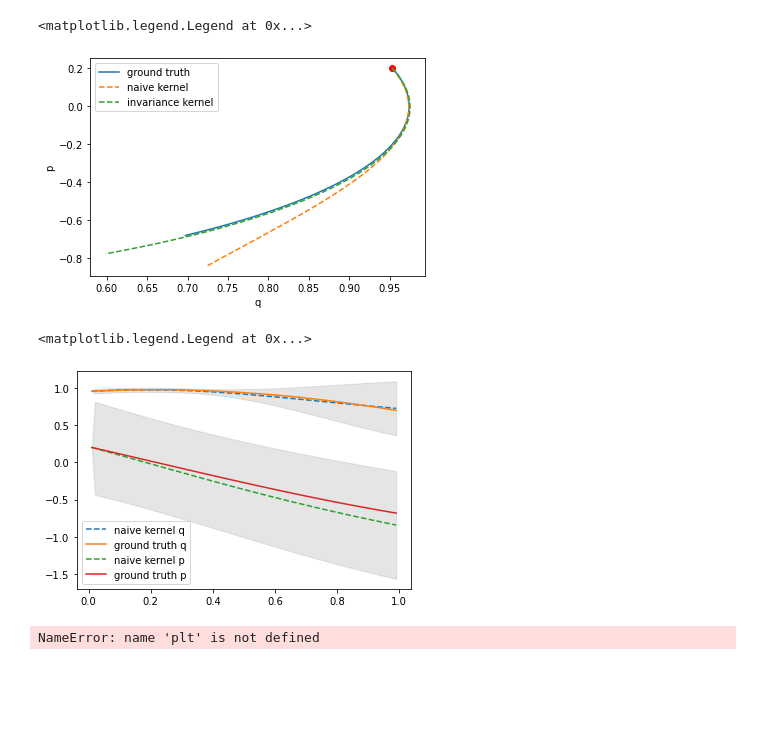
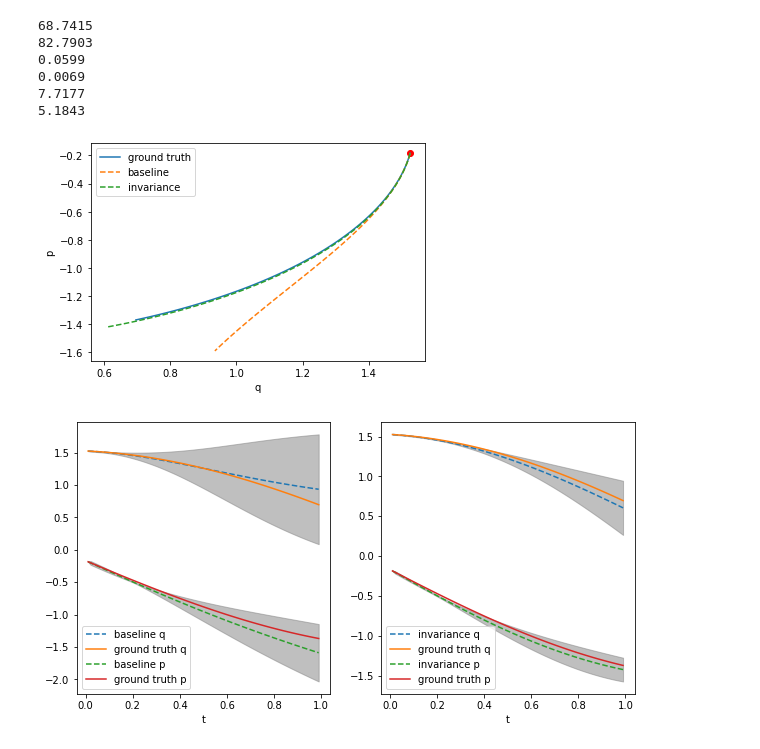
Before and after one commit to charlielao/dynamical_system_invariance_project, a Jupyter notebook: codes/run_undamped.ipynb, the cells around one changed output. Drawn from its saved outputs; the diff is of its cells as text; code cells hidden in the pictures; blank space fills up the shorter version.

Commit message:
finally draw my first figures

```diff
--- a/codes/run_undamped.ipynb
+++ b/codes/run_undamped.ipynb
@@ -13,10 +13,10 @@ os.environ["CUDA_VISIBLE_DEVICES"] = '3'
 mean = ZeroMean(2)
 time_step = 0.01
 training_time = 0.1
-testing_time =  1
+testing_time = 1
 
 max_x = 3
-n_train = 2
+n_train = 1
 train_starting_position = np.random.uniform(-max_x, max_x, (n_train))
 train_starting_velocity = np.random.uniform(-max_x/5, max_x/5, (n_train))
 
@@ -68,36 +103,51 @@ for jitter in [1e-4]:
+# %%
+
+print(format(np.mean(lml_moi),".4f"))
+print(format(np.mean(lml_inv),".4f"))
+print(format(np.mean(eva_future_moi),".4f"))
+print(format(np.mean(eva_future_inv),".4f"))
+print(format(np.mean(eva_grid_moi),".4f"))
+print(format(np.mean(eva_grid_inv),".4f"))
+# %% [output]
+68.7415
+82.7903
+0.0599
+0.0069
+7.7177
+5.1843
 # %%
 import matplotlib.pyplot as plt
 fig, ax = plt.subplots()
 plt.plot(test_data[0][:,0],test_data[0][:,1], label="ground truth")
-plt.plot(evaluate_moi[1][:,0],evaluate_moi[1][:,1], "--", label='naive kernel')
-plt.plot(evaluate_invariance[1][:,0],evaluate_invariance[1][:,1], "--", label="invariance kernel")
+plt.plot(evaluate_moi[1][:,0],evaluate_moi[1][:,1], "--", label='baseline')
+plt.plot(evaluate_invariance[1][:,0],evaluate_invariance[1][:,1], "--", label="invariance")
 plt.scatter(test_data[0][0,0],test_data[0][0,1],color="red")
 plt.xlabel("q")
 plt.ylabel("p")
 plt.legend()
+plt.savefig("figures/SHM_predicted_trajectory.pdf")
 # %% [output]
-<matplotlib.legend.Legend at 0x...>
-[figure, old version]
+[figure, new version]
 # %%
+
+f, (ax1, ax2) = plt.subplots(1, 2,figsize=(10,5))
 t = np.linspace(0, testing_time, int(testing_time/time_step))[1:-1]
-plt.plot(t,evaluate_moi[1][:,0],'--',label="naive kernel q")
-plt.plot(t, test_data[0][:,0], label="ground truth q")
-plt.fill_between(t,evaluate_moi[1][:,0]+1.96*np.sqrt(evaluate_moi[2][:,0]+moi.likelihood.variance.numpy()),evaluate_moi[1][:,0]-1.96*np.sqrt(evaluate_moi[2][:,0]+moi.likelihood.variance.numpy()), color="grey", alpha=0.5)
-plt.plot(t,evaluate_moi[1][:,1],'--',label="naive kernel p")
-plt.plot(t, test_data[0][:,1], label="ground truth p" )
-plt.fill_between(t,evaluate_moi[1][:,1]+1.96*np.sqrt(evaluate_moi[2][:,1]+moi.likelihood.variance.numpy()),evaluate_moi[1][:,1]-1.96*np.sqrt(evaluate_moi[2][:,1]+moi.likelihood.variance.numpy()), color="grey", alpha=0.5)
-plt.legend()
+ax1.plot(t,evaluate_moi[1][:,0],'--',label="baseline q")
+ax1.plot(t, test_data[0][:,0], label="ground truth q")
+ax1.fill_between(t,evaluate_moi[1][:,0]+1.96*np.sqrt(evaluate_moi[2][:,0]+moi.likelihood.variance.numpy()),evaluate_moi[1][:,0]-1.96*np.sqrt(evaluate_moi[2][:,0]+moi.likelihood.variance.numpy()), color="grey", alpha=0.5)
+ax1.plot(t,evaluate_moi[1][:,1],'--',label="baseline p")
+ax1.plot(t, test_data[0][:,1], label="ground truth p" )
+ax1.fill_between(t,evaluate_moi[1][:,1]+1.96*np.sqrt(evaluate_moi[2][:,1]+moi.likelihood.variance.numpy()),evaluate_moi[1][:,1]-1.96*np.sqrt(evaluate_moi[2][:,1]+moi.likelihood.variance.numpy()), color="grey", alpha=0.5)
+ax1.set_xlabel("t")
+ax1.legend()
+ax2.plot(t,evaluate_invariance[1][:,0], '--', label="invariance q")
+ax2.fill_between(t,evaluate_invariance[1][:,0]+1.96*np.sqrt(evaluate_invariance[2][:,0]+m.likelihood.variance.numpy()),evaluate_invariance[1][:,0]-1.96*np.sqrt(evaluate_invariance[2][:,0]+m.likelihood.variance.numpy()), color="grey", alpha=0.5)
+ax2.plot(t, test_data[0][:,0],label="ground truth q")
+ax2.plot(t,evaluate_invariance[1][:,1], '--', label="invariance p")
+ax2.plot(t, test_data[0][:,1],label="ground truth p")
+ax2.fill_between(t,evaluate_invariance[1][:,1]+1.96*np.sqrt(evaluate_invariance[2][:,1]+m.likelihood.variance.numpy()),evaluate_invariance[1][:,1]-1.96*np.sqrt(evaluate_invariance[2][:,1]+m.likelihood.variance.numpy()), color="grey", alpha=0.5)
+ax2.set_xlabel("t")
+ax2.legend()
+plt.savefig("figures/SHM_predicted_trajectory_seperate.pdf")
 # %% [output]
-<matplotlib.legend.Legend at 0x...>
-[figure, old version]
+[figure, new version]
-# %%
-plt.plot(t,evaluate_invariance[1][:,0], '--', label="invariance kernel q")
-plt.fill_between(t,evaluate_invariance[1][:,0]+1.96*np.sqrt(evaluate_invariance[2][:,0]+m.likelihood.variance.numpy()),evaluate_invariance[1][:,0]-1.96*np.sqrt(evaluate_invariance[2][:,0]+m.likelihood.variance.numpy()), color="grey")
-plt.plot(t, test_data[0][:,0],label="ground truth q")
-plt.plot(t,evaluate_invariance[2][:,1], '--', label="invariance kernel p")
-plt.plot(t, test_data[0][:,1],label="ground truth p")
-plt.fill_between(t,evaluate_invariance[1][:,1]+1.96*np.sqrt(evaluate_invariance[2][:,1]+m.likelihood.variance.numpy()),evaluate_invariance[1][:,1]-1.96*np.sqrt(evaluate_invariance[2][:,1]+m.likelihood.variance.numpy()), color="grey")
-plt.xlabel("t")
-plt.legend()
-# %% [output]
-NameError: name 'plt' is not defined
```
Also changed, not shown: parts of 3 cells of this notebook, 5 other files.
